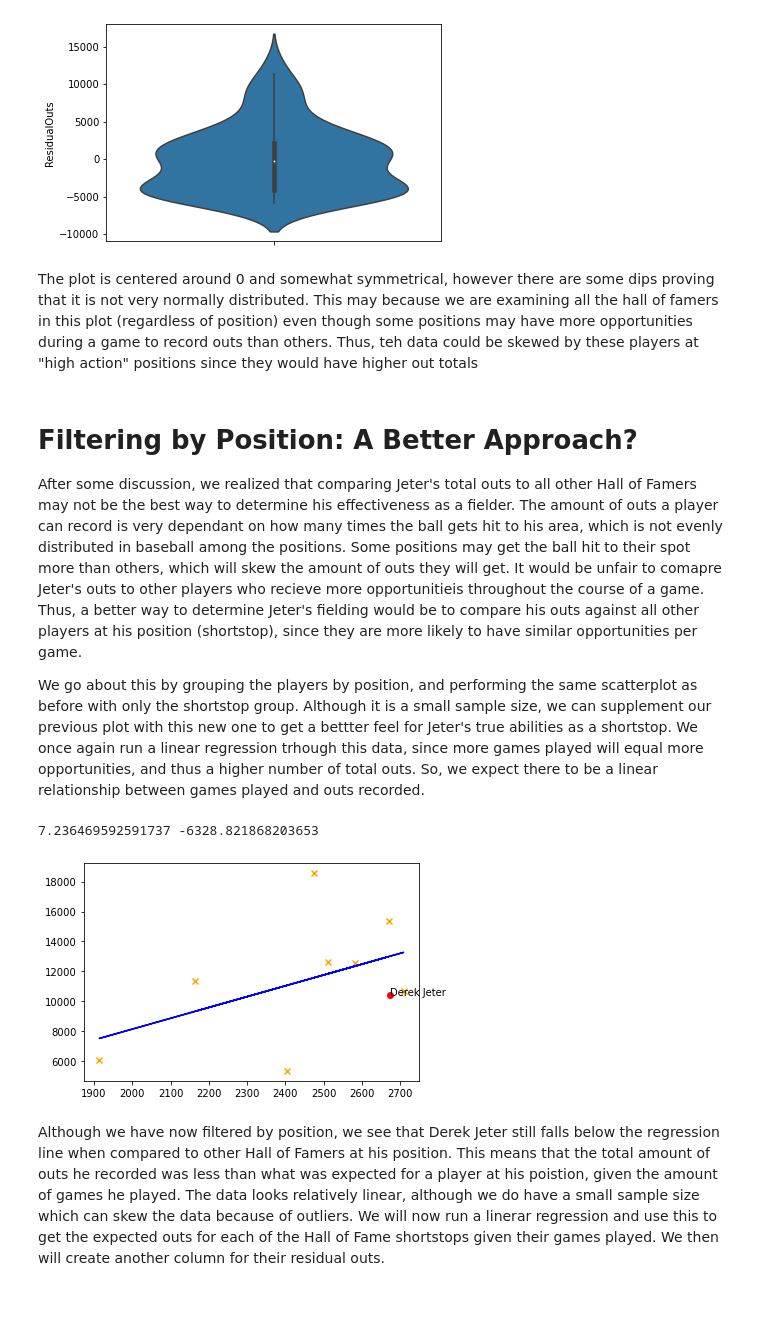
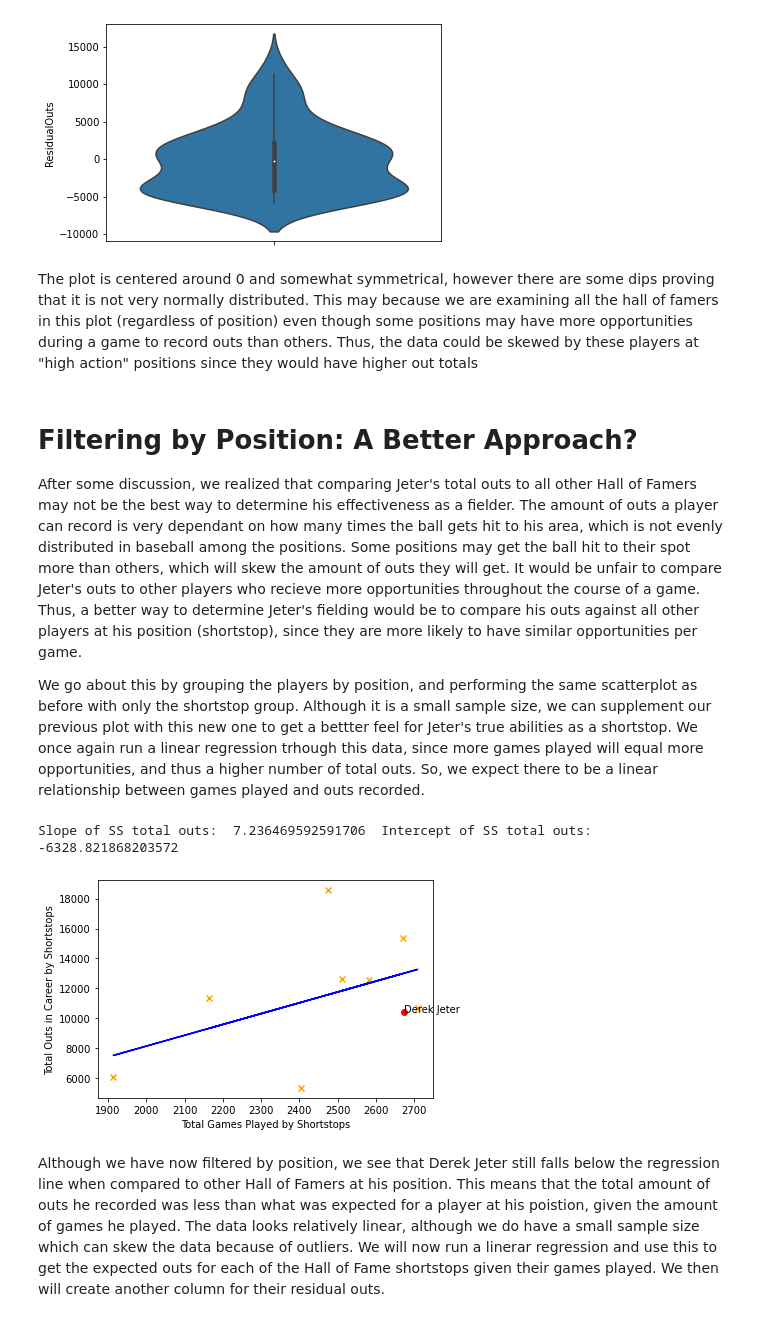
Before and after one commit to drob18/320FinalProject, a Jupyter notebook: Final.ipynb, the cells around one changed output. Saved outputs shown, nothing was run; the diff lists cells and outputs as text; code cells hidden in the pictures.

```diff
--- a/Final.ipynb
+++ b/Final.ipynb
@@ -473,32 +509,39 @@ sns.violinplot(y=reg_HOF_stats['ResidualOuts'])
 <AxesSubplot:ylabel='ResidualOuts'>
 [figure]
 # %% [markdown]
-The plot is centered around 0 and somewhat symmetrical, however there are some dips proving that it is not very normally distributed. This may because we are examining all the hall of famers in this plot (regardless of position) even though some positions may have more opportunities during a game to record outs than others. Thus, teh data could be skewed by these players at "high action" positions since they would have higher out totals
+The plot is centered around 0 and somewhat symmetrical, however there are some dips proving that it is not very normally distributed. This may because we are examining all the hall of famers in this plot (regardless of position) even though some positions may have more opportunities during a game to record outs than others. Thus, the data could be skewed by these players at "high action" positions since they would have higher out totals
 # %% [markdown]
 # Filtering by Position: A Better Approach?
 
-After some discussion, we realized that comparing Jeter's total outs to all other Hall of Famers may not be the best way to determine his effectiveness as a fielder. The amount of outs a player can record is very dependant on how many times the ball gets hit to his area, which is not evenly distributed in baseball among the positions. Some positions may get the ball hit to their spot more than others, which will skew the amount of outs they will get. It would be unfair to comapre Jeter's outs to other players who recieve more opportunitieis throughout the course of a game. Thus, a better way to determine Jeter's fielding would be to compare his outs against all other players at his position (shortstop), since they are more likely to have similar opportunities per game.
+After some discussion, we realized that comparing Jeter's total outs to all other Hall of Famers may not be the best way to determine his effectiveness as a fielder. The amount of outs a player can record is very dependant on how many times the ball gets hit to his area, which is not evenly distributed in baseball among the positions. Some positions may get the ball hit to their spot more than others, which will skew the amount of outs they will get. It would be unfair to compare Jeter's outs to other players who recieve more opportunities throughout the course of a game. Thus, a better way to determine Jeter's fielding would be to compare his outs against all other players at his position (shortstop), since they are more likely to have similar opportunities per game.
 
 We go about this by grouping the players by position, and performing the same scatterplot as before with only the shortstop group. Although it is a small sample size, we can supplement our previous plot with this new one to get a bettter feel for Jeter's true abilities as a shortstop. We once again run a linear regression trhough this data, since more games played will equal more opportunities, and thus a higher number of total outs. So, we expect there to be a linear relationship between games played and outs recorded.
 # %%
+#Make a new dataframe from only shortstops
 SS_reg_HOF_stats = reg_HOF_stats.groupby(by="POS")
 SS = pd.DataFrame(SS_reg_HOF_stats.get_group('SS'))
 
-# Making a scatterplot of the
+# Making a scatterplot of the shortstop total outs
 for k1,v1 in SS.iterrows():
+    #Mark Jeter as red
     if (v1['playerID'] == 'jeterde01'):
         plt.scatter(marker='o',x=v1['GP'],y=v1['OUTS'],c='red')
         plt.annotate('Derek Jeter',(v1['GP'],v1['OUTS']))
     else:
+        #Mark rest as orange
         plt.scatter(marker='x',x=v1['GP'],y=v1['OUTS'],c='orange')
+
+#Create the scatter plot
 x = SS['GP']
 y = SS['OUTS']
 m,b = np.polyfit(x,y,1)
 plt.plot(x, m*x+b, '-', color='blue')
-print(m,b)
+plt.xlabel('Total Games Played by Shortstops')
+plt.ylabel('Total Outs in Career by Shortstops')
+print("Slope of SS total outs: ",m, " Intercept of SS total outs: ",b)
 # %% [output]
-7.236469592591737 -6328.821868203653
+Slope of SS total outs:  7.236469592591706  Intercept of SS total outs:  -6328.821868203572
-[figure, old version]
+[figure, new version]
 # %% [markdown]
 Although we have now filtered by position, we see that Derek Jeter still falls below the regression line when compared to other Hall of Famers at his position. This means that the total amount of outs he recorded was less than what was expected for a player at his poistion, given the amount of games he played. The data looks relatively linear, although we do have a small sample size which can skew the data because of outliers. We will now run a linerar regression and use this to get the expected outs for each of the Hall of Fame shortstops given their games played. We then will create another column for their residual outs.
 # %%
```
Also changed, not shown: parts of 28 cells of this notebook.
